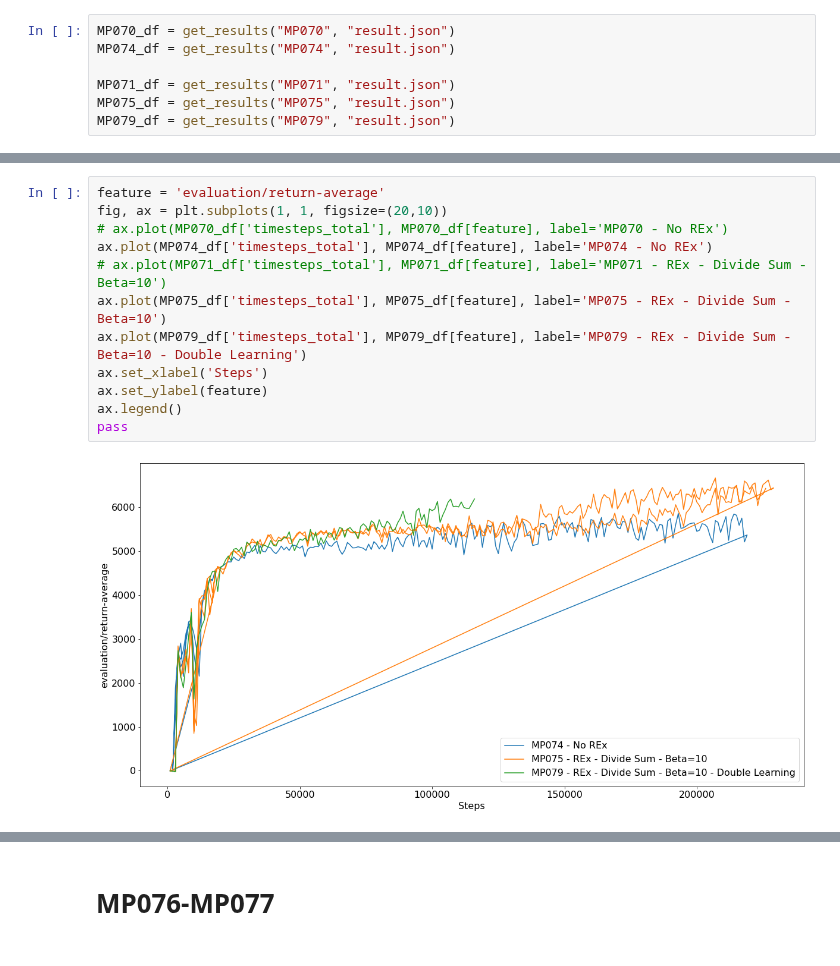
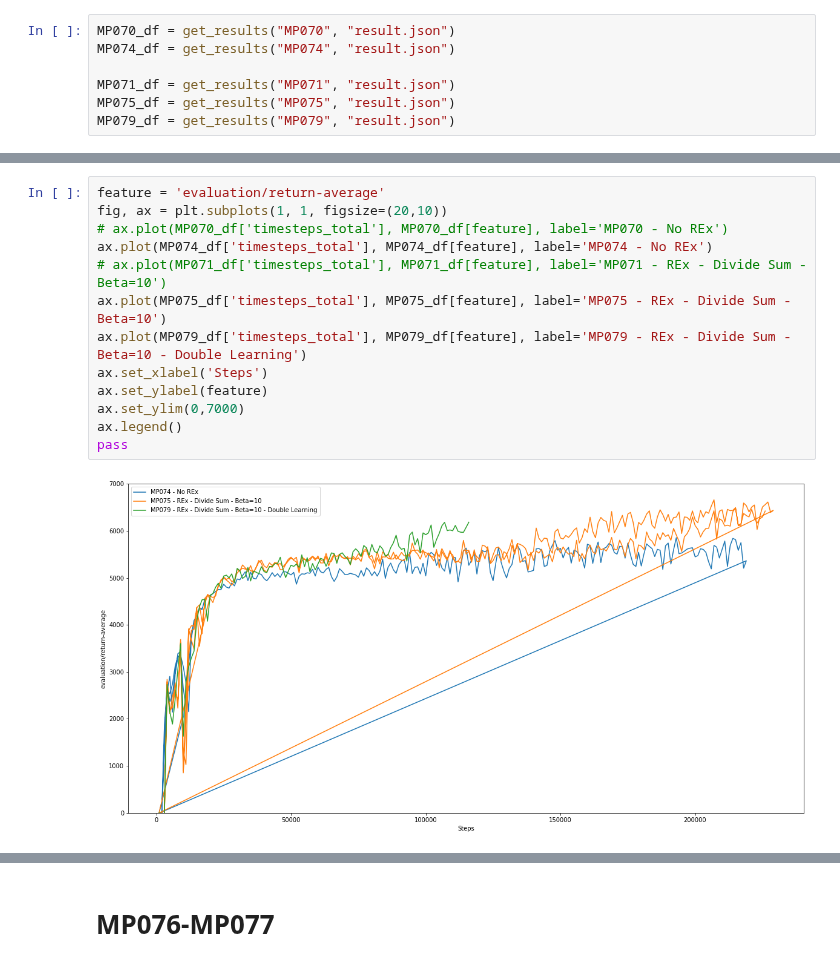
Before and after one commit to thatscotdatasci/mopo, a Jupyter notebook: model_training_analysis.ipynb, the cells around one changed output, grey strips where cells are left out. Saved outputs shown, nothing was run; the diff lists cells and outputs as text.

```diff
--- a/model_training_analysis.ipynb
+++ b/model_training_analysis.ipynb
@@ -240,17 +241,18 @@ pass
 # %%
 feature = 'evaluation/return-average'
 fig, ax = plt.subplots(1, 1, figsize=(20,10))
 # ax.plot(MP070_df['timesteps_total'], MP070_df[feature], label='MP070 - No REx')
 ax.plot(MP074_df['timesteps_total'], MP074_df[feature], label='MP074 - No REx')
 # ax.plot(MP071_df['timesteps_total'], MP071_df[feature], label='MP071 - REx - Divide Sum - Beta=10')
 ax.plot(MP075_df['timesteps_total'], MP075_df[feature], label='MP075 - REx - Divide Sum - Beta=10')
 ax.plot(MP079_df['timesteps_total'], MP079_df[feature], label='MP079 - REx - Divide Sum - Beta=10 - Double Learning')
 ax.set_xlabel('Steps')
 ax.set_ylabel(feature)
+ax.set_ylim(0,7000)
 ax.legend()
 pass
 # %% [output]
-[figure, old version]
+[figure, new version]
 # %%
 feature = 'Q-avg'
 fig, ax = plt.subplots(1, 1, figsize=(10,10))
```
Also changed, not shown: parts of 21 cells of this notebook, 1 other file.
